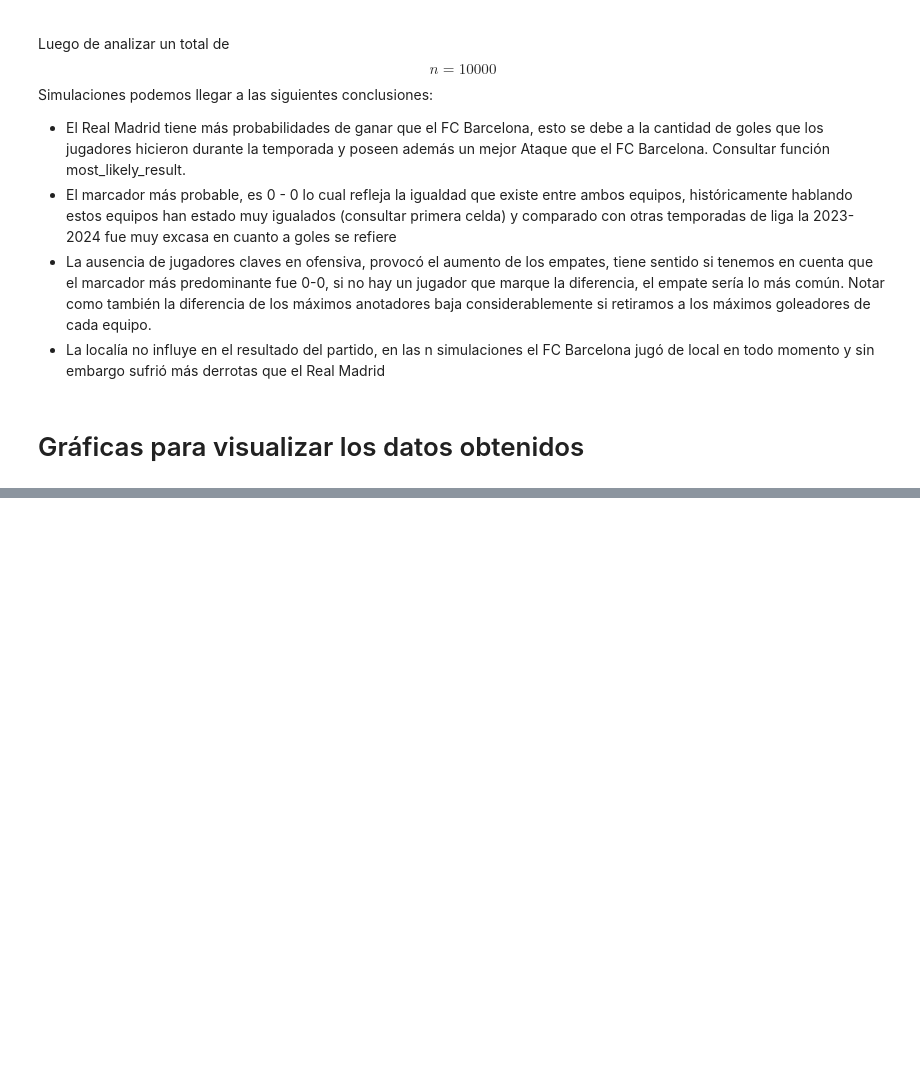
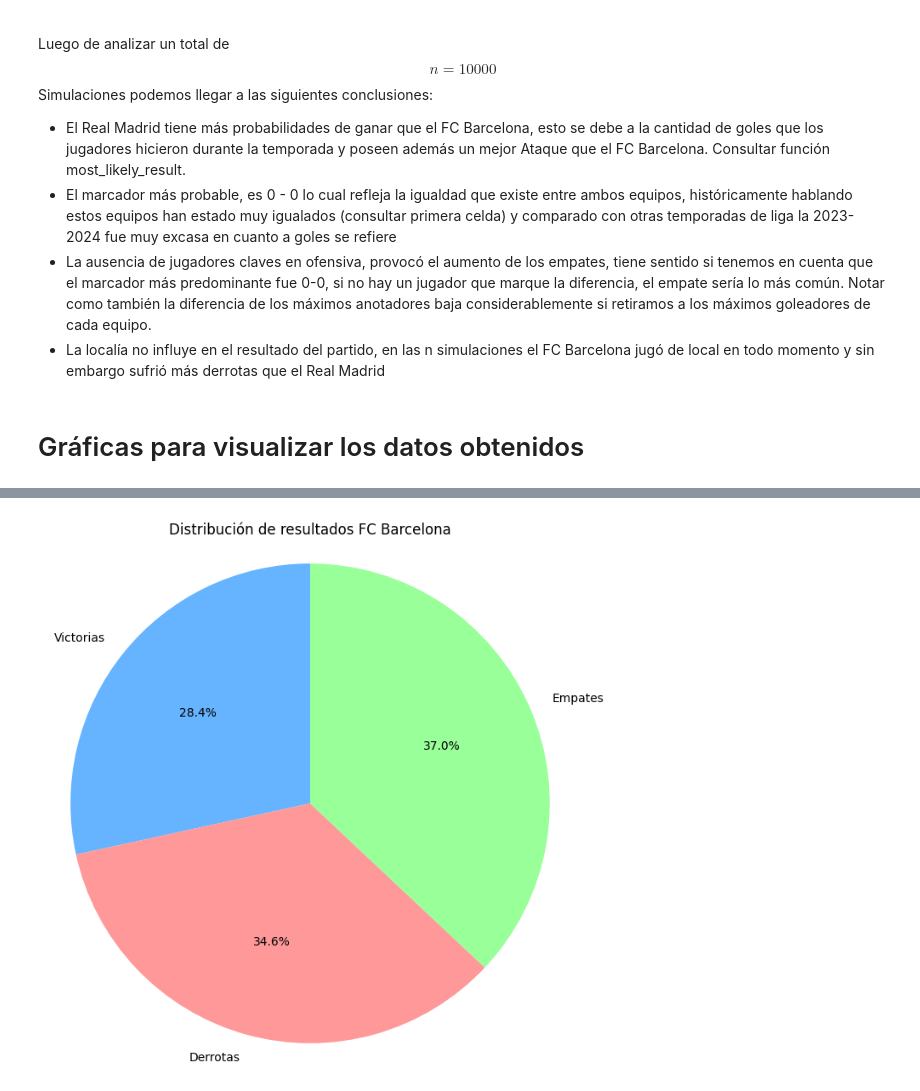
Before and after one commit to josemiley02/Simulation-Sport-Events, a Jupyter notebook: main.ipynb, the cells around one changed output, grey strips where cells are left out. Drawn from its saved outputs; the diff is of its cells as text; code cells hidden in the pictures; blank space fills up the shorter version.

```diff
--- a/main.ipynb
+++ b/main.ipynb
@@ -503,0 +504,24 @@ plt.show()
+# %%
+# Calcular resultados
+local_wins = 0
+visitant_wins = 0
+draws = 0
+for sim in Simulations:
+    if len(sim.score_local_team) > len(sim.score_visitant_team):
+        local_wins += 1
+    elif len(sim.score_local_team) < len(sim.score_visitant_team):
+        visitant_wins += 1
+    else: draws += 1
+
+# Crear gráfica
+labels = ['Victorias', 'Derrotas', 'Empates']
+sizes = [local_wins, visitant_wins, draws]
+colors = ['#66b3ff', '#ff9999', '#99ff99']
+
+plt.figure(figsize=(8, 8))
+plt.pie(sizes, labels=labels, colors=colors, autopct='%1.1f%%', startangle=90)
+plt.title(f"Distribución de resultados {local_team.name}")
+plt.axis('equal')  # Para que el círculo sea perfecto
+plt.show()
+# %% [output]
+[figure, added]
```
Also changed, not shown: parts of 8 cells of this notebook.
